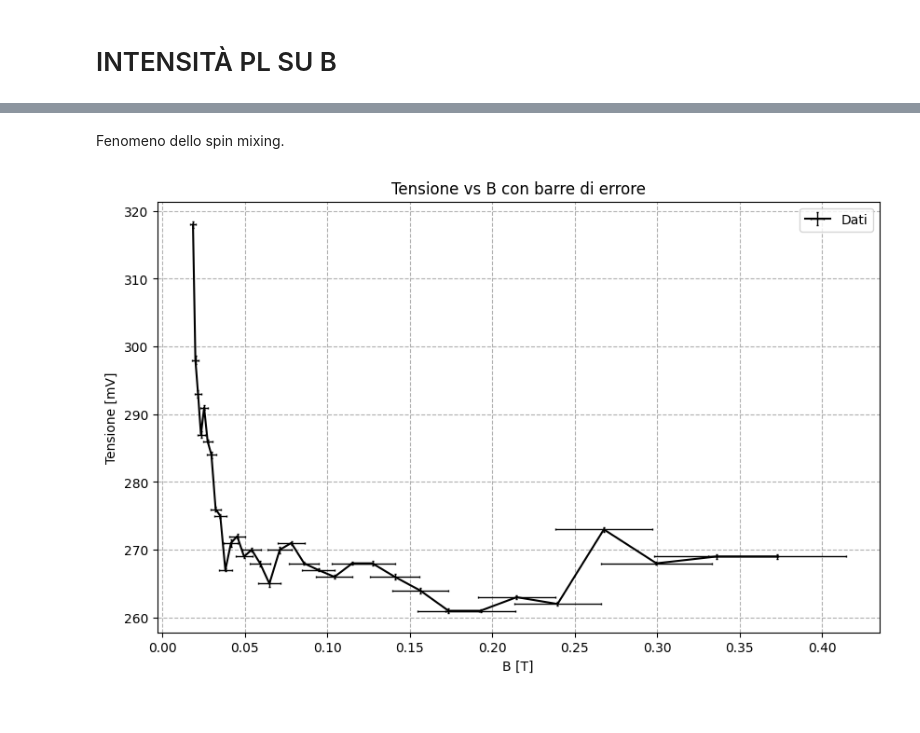
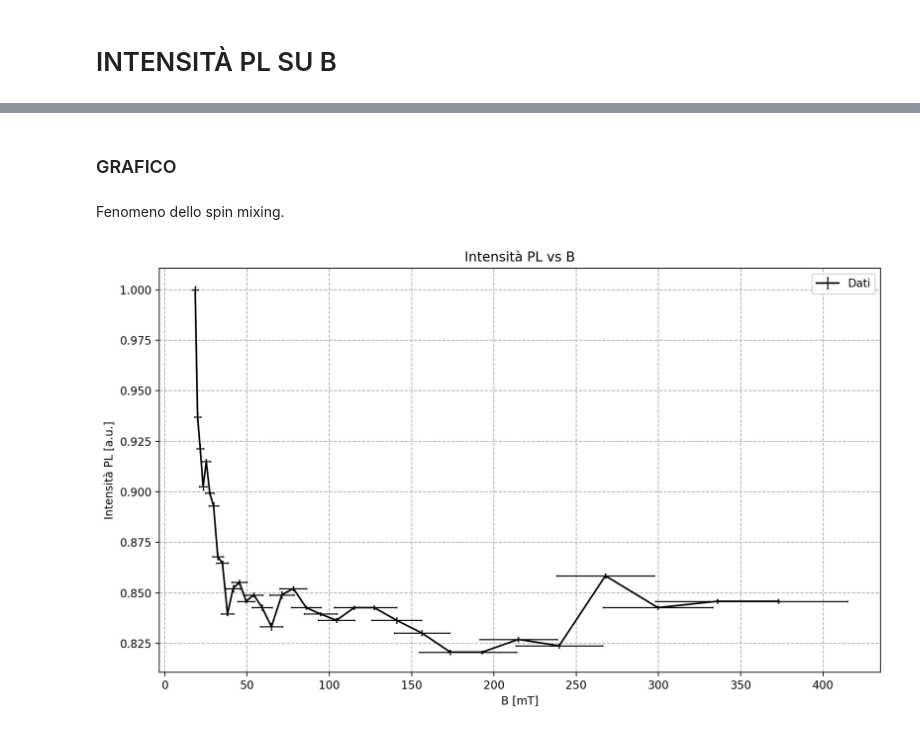
Before and after one commit to zosojack/lab-ss-2, a Jupyter notebook: PARTE 1: PL/5-tensione_vs_B.ipynb, the cells around one changed output, grey strips where cells are left out. Drawn from its saved outputs; the diff is of its cells as text; code cells hidden in the pictures.

```diff
--- a/PARTE 1: PL/5-tensione_vs_B.ipynb
+++ b/PARTE 1: PL/5-tensione_vs_B.ipynb
@@ -3,33 +11,45 @@
+# %% [markdown]
+### GRAFICO
 # %% [markdown]
 Fenomeno dello spin mixing.
 # %%
 import numpy as np
 import matplotlib.pyplot as plt
 
 # Load data from CSV file
 data = np.loadtxt('data/tensione_vs_b.csv', skiprows=1)  # Adjust delimiter and skiprows as needed
 B = data[:, 0]  # Assuming "B" is in the first column
 err_B = data[:, 1]
 tensione = data[:, 2]  # Assuming "tensione" is in the second column
 err_tensione = data[:, 3]
 
+# normalizzo tensione
+max_tensione = np.max(tensione)
+tensione = tensione / max_tensione
+err_tensione = err_tensione / max_tensione
+
+# converto in mT
+B = B * 1e3
+err_B = err_B * 1e3
+
 # Plot the data
-plt.figure(figsize=(10, 6))
+plt.figure(figsize=(10, 6), dpi=200)
 plt.errorbar(
     B, tensione, xerr=err_B, yerr=err_tensione,
     marker='o',  # Solo marker, senza linee tra i punti
     markersize=0.5,  # Dimensione dei marker leggermente aumentata
     elinewidth=1,  # Spessore delle barre d'errore ridotto per leggibilità
     capsize=0.8,  # Aggiunge terminali alle barre d'errore
     capthick=1,  # Spessore dei terminali
     color='black',  # Colore neutro per evitare distrazioni
     label='Dati'
 )
-plt.xlabel('B [T]')
-plt.ylabel('Tensione [mV]')
-plt.title('Tensione vs B con barre di errore')
+plt.xlabel('B [mT]')
+plt.ylabel('Intensità PL [a.u.]')
+plt.title('Intensità PL vs B')
 plt.legend()
 plt.grid(linestyle='--')
+plt.tight_layout()
 plt.show()
 # %% [output]
-[figure, old version]
+[figure, new version]
```
Also changed, not shown: parts of 3 cells of this notebook, 3 other files.
